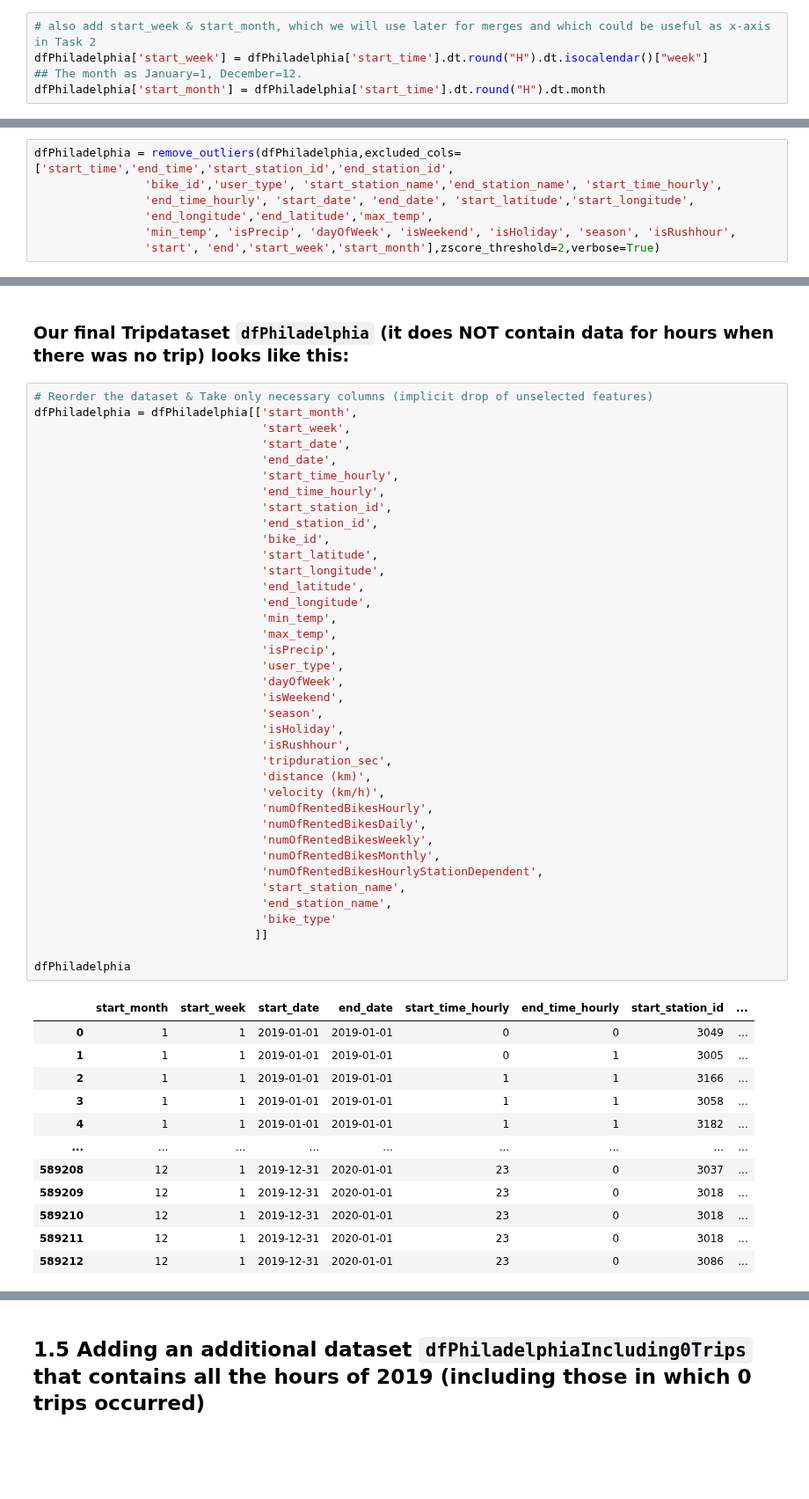
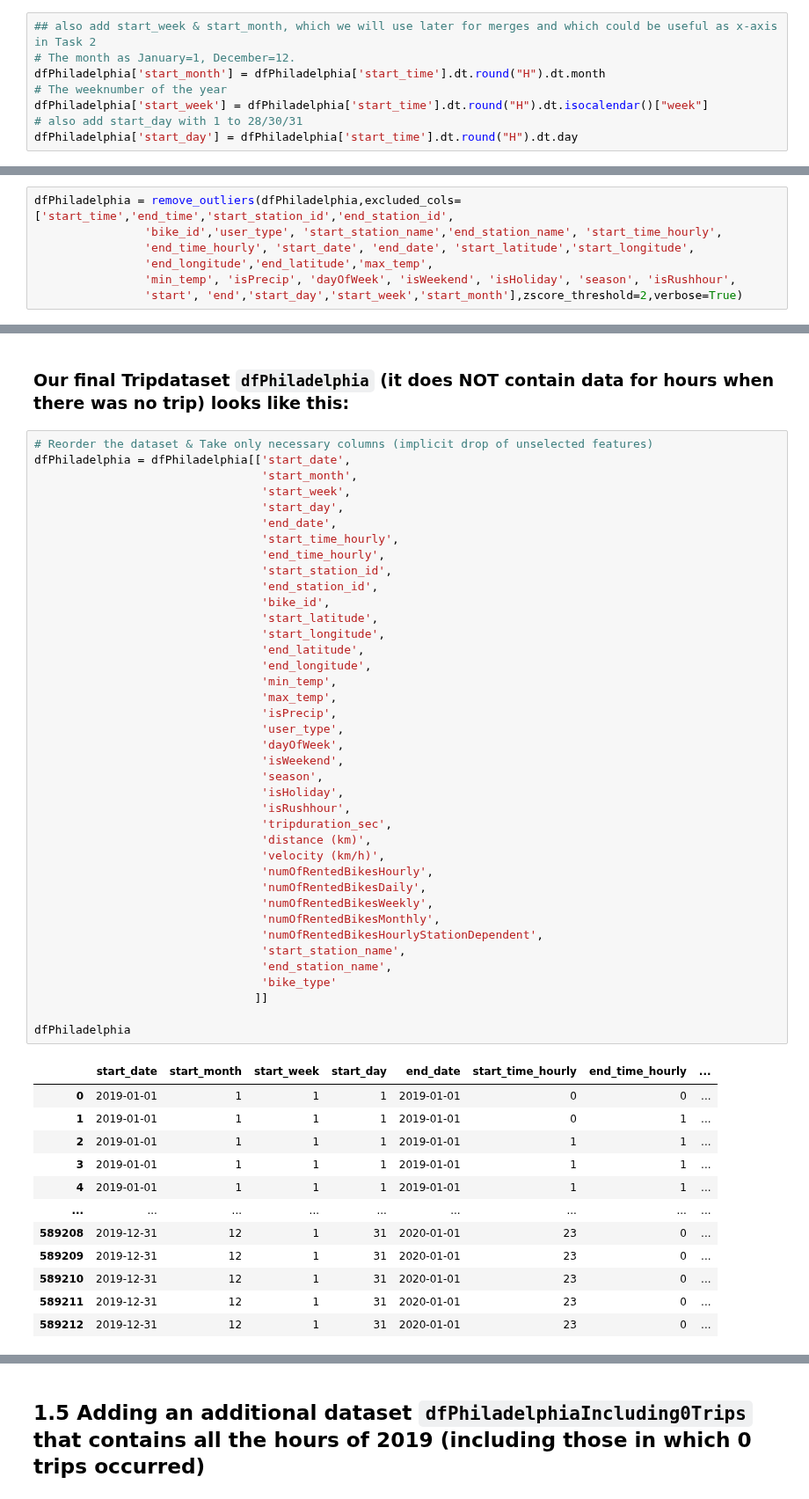
Before and after one commit to Hannah2800/AA_2022_PythonPandas, a Jupyter notebook: Task 1 - Data Collection and Preparation.ipynb, the cells around one changed output, grey strips where cells are left out. Shown at 88% size. Cells and saved outputs as stored; diff of their text form; blank space fills up the shorter version.

Commit message:
added new feature start_day & reset indexes

```diff
--- a/Task 1 - Data Collection and Preparation.ipynb
+++ b/Task 1 - Data Collection and Preparation.ipynb
@@ -890,8 +890,11 @@ dfPhiladelphia['velocity (km/h)'] = dfPhiladelphia['distance (km)']/(dfPhiladelp
 # %%
-# also add start_week & start_month, which we will use later for merges and which could be useful as x-axis in Task 2
+## also add start_week & start_month, which we will use later for merges and which could be useful as x-axis in Task 2
+# The month as January=1, December=12.
+dfPhiladelphia['start_month'] = dfPhiladelphia['start_time'].dt.round("H").dt.month
+# The weeknumber of the year
 dfPhiladelphia['start_week'] = dfPhiladelphia['start_time'].dt.round("H").dt.isocalendar()["week"]
-## The month as January=1, December=12.
-dfPhiladelphia['start_month'] = dfPhiladelphia['start_time'].dt.round("H").dt.month
+# also add start_day with 1 to 28/30/31
+dfPhiladelphia['start_day'] = dfPhiladelphia['start_time'].dt.round("H").dt.day
 # %% [markdown]
 ### Outlier Check
 - In this section we need to remove the outliers, before we can start counting and aggregating the number of rented bikes per specific time period and store them as additional features (numOfRentedBikesX).
@@ -988,7 +991,7 @@ dfPhiladelphia = remove_outliers(dfPhiladelphia,excluded_cols=['start_time','end
                 'end_time_hourly', 'start_date', 'end_date', 'start_latitude','start_longitude',
                 'end_longitude','end_latitude','max_temp',
                 'min_temp', 'isPrecip', 'dayOfWeek', 'isWeekend', 'isHoliday', 'season', 'isRushhour',
-                'start', 'end','start_week','start_month'],zscore_threshold=2,verbose=True)
+                'start', 'end','start_day','start_week','start_month'],zscore_threshold=2,verbose=True)
 # %% [output]
 --> 30053 outlier detected and removed from tripduration_sec column using zscore
 --> 26356 outlier detected and removed from distance (km) column using zscore
@@ -1428,9 +1431,10 @@ dfPhiladelphiaDuplicate = dfPhiladelphia.copy()
 ### Our final Tripdataset `dfPhiladelphia` (it does NOT contain data for hours when there was no trip) looks like this:
 # %%
 # Reorder the dataset & Take only necessary columns (implicit drop of unselected features)
-dfPhiladelphia = dfPhiladelphia[['start_month',
+dfPhiladelphia = dfPhiladelphia[['start_date',
+                                 'start_month',
                                  'start_week',
-                                 'start_date',
+                                 'start_day',
                                  'end_date',
                                  'start_time_hourly',
                                  'end_time_hourly',
@@ -1438,42 +1442,42 @@ dfPhiladelphia = dfPhiladelphia[['start_month',
                                  'end_station_id',
                                  'bike_id',
                                  'start_latitude',
                                  'start_longitude',
                                  'end_latitude',
                                  'end_longitude',
                                  'min_temp',
                                  'max_temp',
                                  'isPrecip',
                                  'user_type',
                                  'dayOfWeek',
                                  'isWeekend',
                                  'season',
                                  'isHoliday',
                                  'isRushhour',
                                  'tripduration_sec',
                                  'distance (km)',
                                  'velocity (km/h)',
                                  'numOfRentedBikesHourly',
                                  'numOfRentedBikesDaily',
                                  'numOfRentedBikesWeekly',
                                  'numOfRentedBikesMonthly',
                                  'numOfRentedBikesHourlyStationDependent',
                                  'start_station_name',
                                  'end_station_name',
                                  'bike_type'
                                 ]]
 
 dfPhiladelphia
 # %% [output]
-|  | start_month | start_week | start_date | end_date | start_time_hourly | end_time_hourly | start_station_id | ... |
-| 0 | 1 | 1 | 2019-01-01 | 2019-01-01 | 0 | 0 | 3049 | ... |
-| 1 | 1 | 1 | 2019-01-01 | 2019-01-01 | 0 | 1 | 3005 | ... |
-| 2 | 1 | 1 | 2019-01-01 | 2019-01-01 | 1 | 1 | 3166 | ... |
-| 3 | 1 | 1 | 2019-01-01 | 2019-01-01 | 1 | 1 | 3058 | ... |
-| 4 | 1 | 1 | 2019-01-01 | 2019-01-01 | 1 | 1 | 3182 | ... |
+|  | start_date | start_month | start_week | start_day | end_date | start_time_hourly | end_time_hourly | ... |
+| 0 | 2019-01-01 | 1 | 1 | 1 | 2019-01-01 | 0 | 0 | ... |
+| 1 | 2019-01-01 | 1 | 1 | 1 | 2019-01-01 | 0 | 1 | ... |
+| 2 | 2019-01-01 | 1 | 1 | 1 | 2019-01-01 | 1 | 1 | ... |
+| 3 | 2019-01-01 | 1 | 1 | 1 | 2019-01-01 | 1 | 1 | ... |
+| 4 | 2019-01-01 | 1 | 1 | 1 | 2019-01-01 | 1 | 1 | ... |
 | ... | ... | ... | ... | ... | ... | ... | ... | ... |
-| 589208 | 12 | 1 | 2019-12-31 | 2020-01-01 | 23 | 0 | 3037 | ... |
-| 589209 | 12 | 1 | 2019-12-31 | 2020-01-01 | 23 | 0 | 3018 | ... |
-| 589210 | 12 | 1 | 2019-12-31 | 2020-01-01 | 23 | 0 | 3018 | ... |
-| 589211 | 12 | 1 | 2019-12-31 | 2020-01-01 | 23 | 0 | 3018 | ... |
-| 589212 | 12 | 1 | 2019-12-31 | 2020-01-01 | 23 | 0 | 3086 | ... |
+| 589208 | 2019-12-31 | 12 | 1 | 31 | 2020-01-01 | 23 | 0 | ... |
+| 589209 | 2019-12-31 | 12 | 1 | 31 | 2020-01-01 | 23 | 0 | ... |
+| 589210 | 2019-12-31 | 12 | 1 | 31 | 2020-01-01 | 23 | 0 | ... |
+| 589211 | 2019-12-31 | 12 | 1 | 31 | 2020-01-01 | 23 | 0 | ... |
+| 589212 | 2019-12-31 | 12 | 1 | 31 | 2020-01-01 | 23 | 0 | ... |
```
Also changed, not shown: parts of 20 cells of this notebook, 3 other files.
